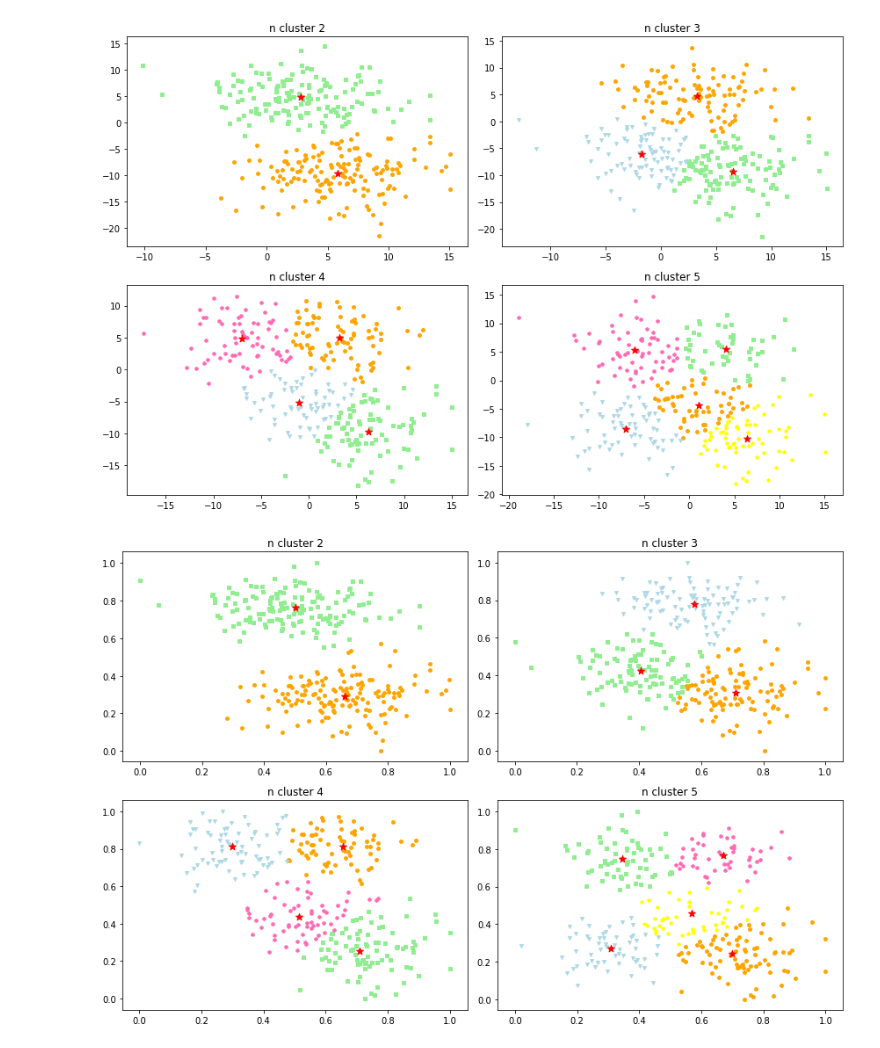
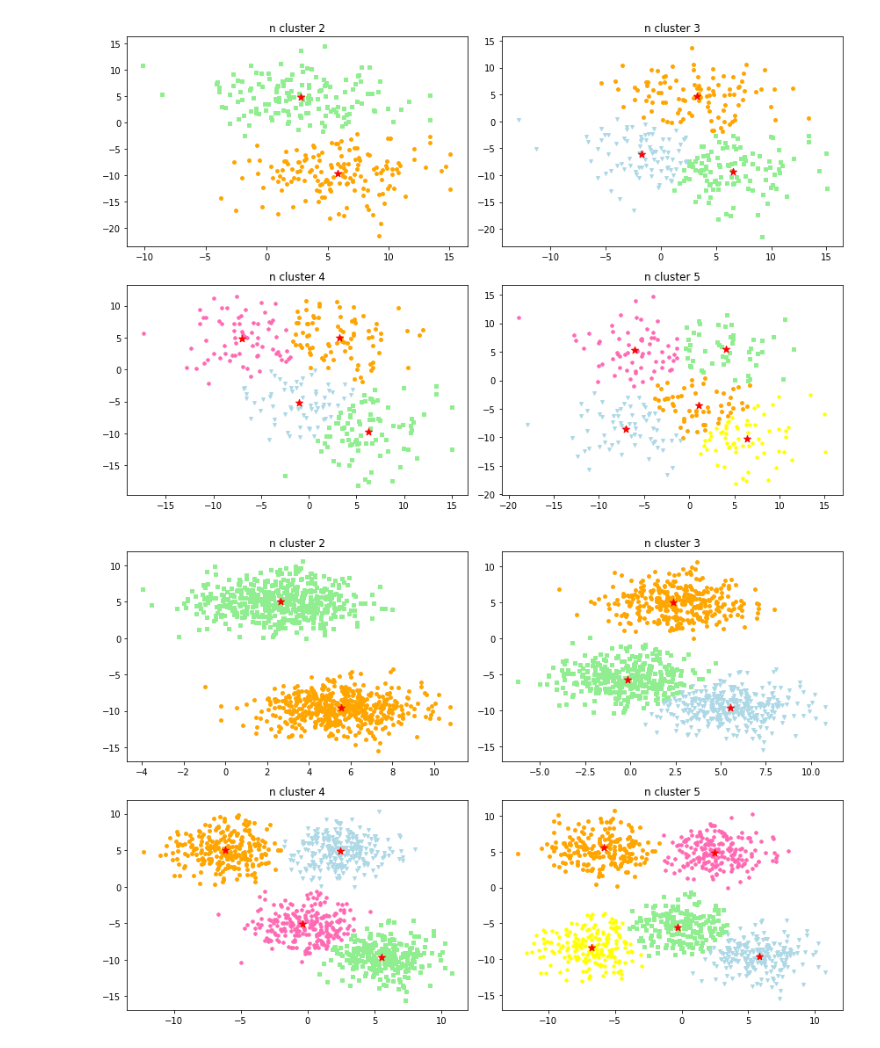
Before and after one commit to gco46/comist, a Jupyter notebook: feature/feature_extract.ipynb, the cells around one changed output. Drawn from its saved outputs; the diff is of its cells as text; code cells hidden in the pictures.

```diff
--- a/feature/feature_extract.ipynb
+++ b/feature/feature_extract.ipynb
@@ -154,12 +181,12 @@ class KMedoids(object):
             self.last_centroids = set(self.centroids)
 # %%
 x_data, labels = make_blobs(n_samples=300,
-                                n_features=3,
-                                centers=n_cluster,
+                                n_features=2,
+                                centers=3,
                                 cluster_std=3.0,
                                 shuffle=True,
                                 random_state=10)
-km = KMedoids(3)
+km = KMedoids(n_clusters=3, n_jobs=2, init_search=1)
 km.fit(x_data)
 km.D.shape
 # %% [output]
@@ -233,41 +260,41 @@ plt.figure(figsize=(12, 8))
 
 for plot_num, n_cluster in enumerate(n_clusters):
 
-    x_data, labels = make_blobs(n_samples=300,
+    x_data, labels = make_blobs(n_samples=1000,
                                 n_features=2,
                                 centers=n_cluster,
-                                cluster_std=3.0,
+                                cluster_std=2.0,
                                 shuffle=True,
                                 random_state=10)
-    ss = StandardScaler()
-    ms = MinMaxScaler()
+#     ss = StandardScaler()
+#     ms = MinMaxScaler()
 #     x_data = ss.fit_transform(x_data)
-    x_data = ms.fit_transform(x_data)
+#     x_data = ms.fit_transform(x_data)
 
-    km = KMedoids(n_clusters=n_cluster, init="++")
+    km = KMedoids(n_clusters=n_cluster, init_search=5)
 
     km.fit(x_data)
     predicted_labels = km.labels
     centroids = km.centroids
     centroids = x_data[centroids, :]
 
     plt.subplot(2, 2, plot_num+1)
     for i, label in enumerate(sorted(np.unique(predicted_labels))):
         plt.scatter(x_data[predicted_labels==label, 0],
                     x_data[predicted_labels==label, 1],
                     c=colors[i],
                     marker=markers[i],
                     s=15)
 
     plt.scatter(centroids[:, 0],
                 centroids[:, 1],
                 c='red',
                 marker='*',
                 s=70)
 
     plt.title('n cluster '+str(n_cluster))
 
 plt.tight_layout()
 plt.show()
 # %% [output]
-[figure, old version]
+[figure, new version]
```
Also changed, not shown: parts of 4 cells of this notebook.
